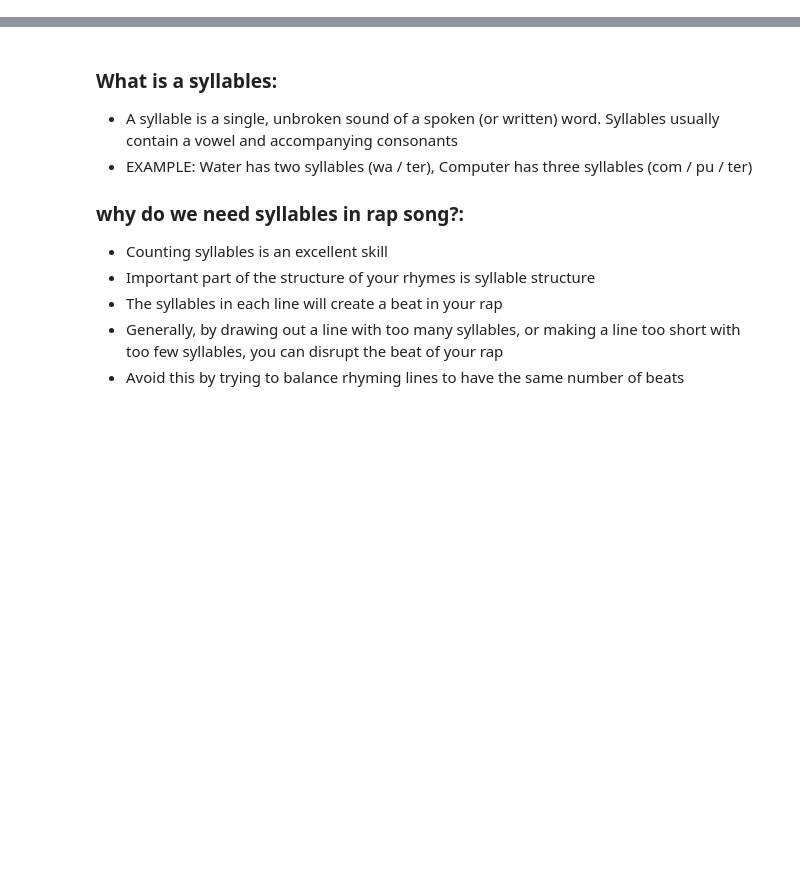
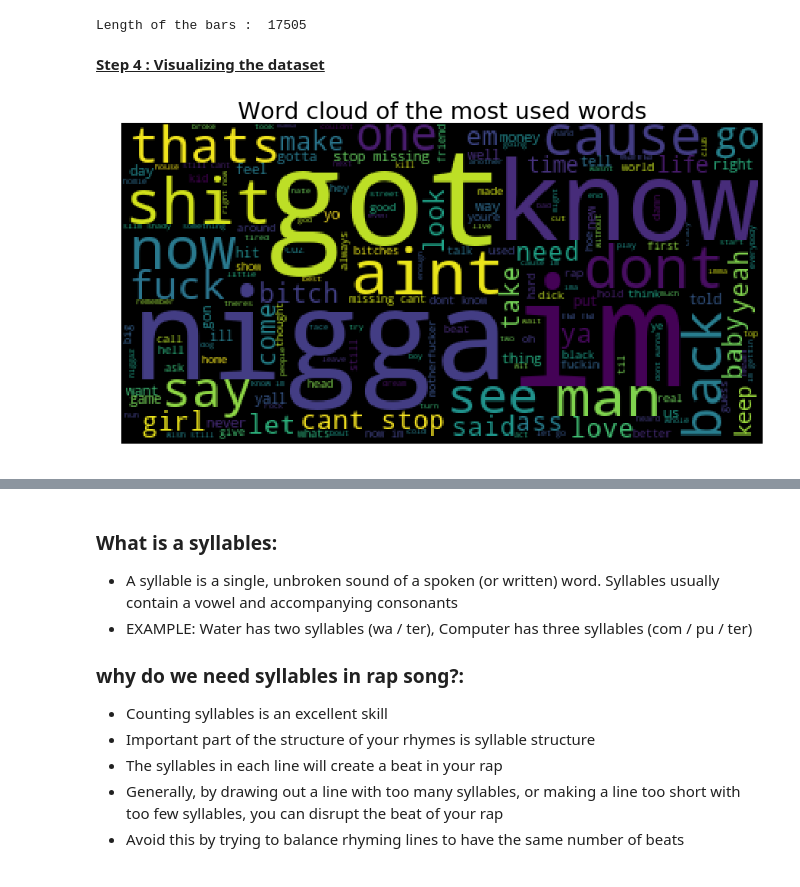
Before and after one commit to satwik2663/Deep-Learning-Rap-Lyrics-genrator, a Jupyter notebook: generator.ipynb, the cells around one changed output, grey strips where cells are left out. Cells and saved outputs as stored; diff of their text form; code cells hidden in the pictures; blank space fills up the shorter version.

```diff
--- a/generator.ipynb
+++ b/generator.ipynb
@@ -100,0 +5,5 @@ rhyming_list_final = rhyming_list_all(bars)
+# %%
+# read the rap text file with all the raps
+
+rap_song_file = open(r'./All_Rap_lyrics.txt','r', encoding='utf-8').read()
+rap_song_file = rap_song_file.lower() # converting all the text to lower case
@@ -100,0 +40,10 @@ rhyming_list_final = rhyming_list_all(bars)
+# %%
+# removing the charcacters inside [] and converting the bars to lowercase
+
+import re
+print('There are characters inside [ ], these are of no significance. For example : \n\n' , bars[80:90])
+new_bars = []
+for bar in bars:
+    bar = re.sub(r'\[.*?\]', '', bar)
+    new_bars.append(bar.lower())
+bars = new_bars
@@ -100,0 +74,9 @@ rhyming_list_final = rhyming_list_all(bars)
+# %%
+# Subsituting the special characters with empty space, stripping on the end of the strings
+
+import re
+new_bars = []
+for bar in bars:
+    bar = re.sub('[^A-Za-z\s]+', '', bar)
+    new_bars.append(bar.strip())
+bars = new_bars
@@ -100,0 +96,4 @@ rhyming_list_final = rhyming_list_all(bars)
+# %%
+print('Length of the bars : ', len(bars))
+# %% [output]
+Length of the bars :  17505
@@ -100,0 +104,2 @@ rhyming_list_final = rhyming_list_all(bars)
+# %% [markdown]
+<b> <u> Step 4 : Visualizing the dataset </b> </u>
@@ -100,0 +111,17 @@ rhyming_list_final = rhyming_list_all(bars)
+# %%
+# combining all the bars into a single string to feed into the wordcloud generate function
+
+str_bars = ''
+str_bars = ' '.join(bars)
+wordcloud = WordCloud().generate(str_bars)
+# %%
+# forming the word cloud of the most used words in all the raps across
+
+
+plt.figure(figsize=(15,100))
+plt.title('Word cloud of the most used words', fontsize=30)
+plt.imshow(wordcloud)
+plt.axis("off") # added to not display the x and y axis
+plt.show()
+# %% [output]
+[figure, added]
```
Also changed, not shown: parts of 91 cells of this notebook.
